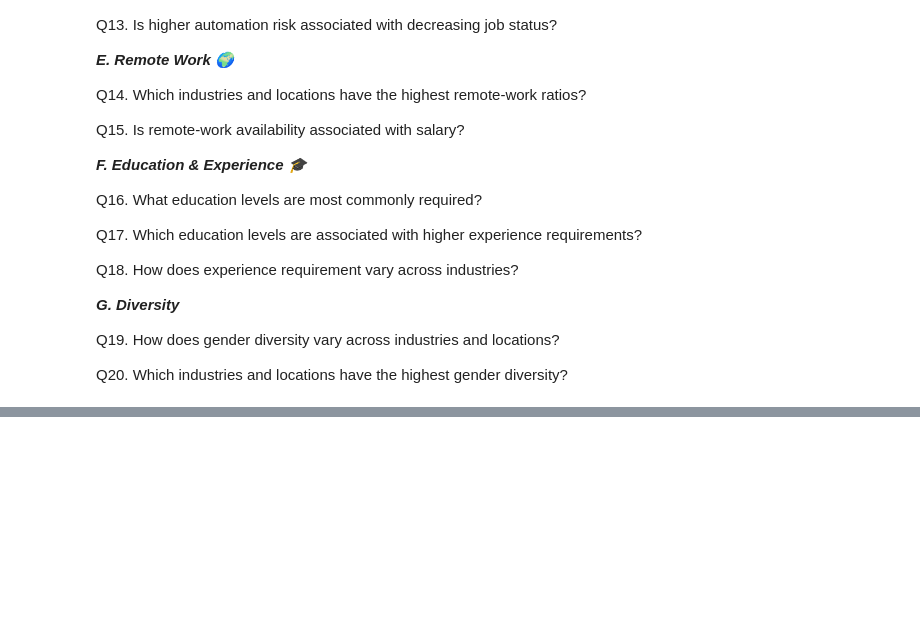
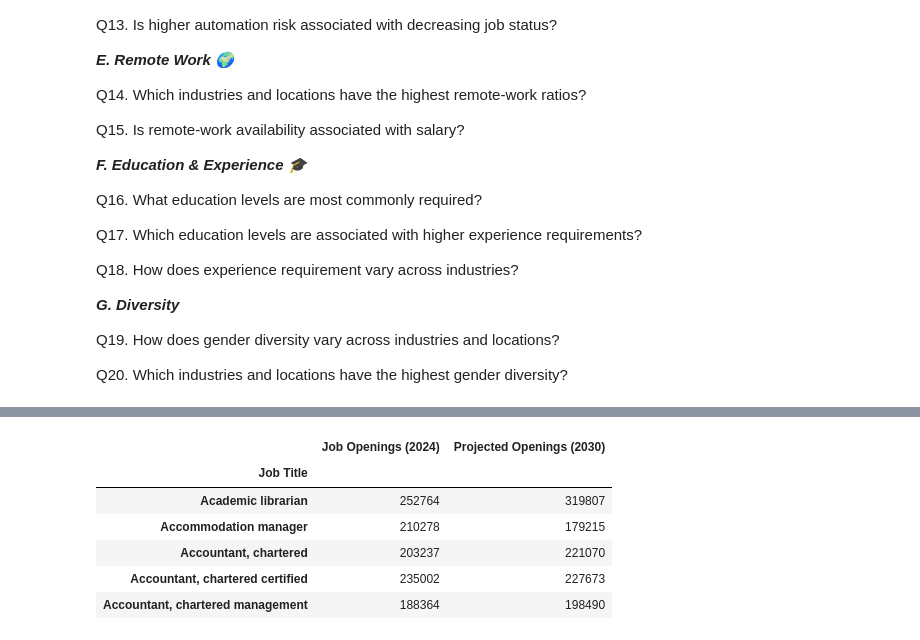
Before and after one commit to AJ0043/AI-Future-of-Jobs-Intelligence-Platform, a Jupyter notebook: AI_Adoption_&_Growth_Analysis.ipynb, the cells around one changed output, grey strips where cells are left out. Drawn from its saved outputs; the diff is of its cells as text; code cells hidden in the pictures; blank space fills up the shorter version.

```diff
--- a/AI_Adoption_&_Growth_Analysis.ipynb
+++ b/AI_Adoption_&_Growth_Analysis.ipynb
@@ -1364,0 +1413,18 @@ ai_data.to_csv("EDA_ai_data.csv")
+# %%
+#Q3 — Current vs Projected Openings by Job Title
+job_openings = (
+    ai_data.groupby('Job Title')[
+        ['Job Openings (2024)', 'Projected Openings (2030)']
+    ]
+    .sum()
+)
+
+job_openings.head()
+# %% [output]
+|  | Job Openings (2024) | Projected Openings (2030) |
+| Job Title |  |  |
+| Academic librarian | 252764 | 319807 |
+| Accommodation manager | 210278 | 179215 |
+| Accountant, chartered | 203237 | 221070 |
+| Accountant, chartered certified | 235002 | 227673 |
+| Accountant, chartered management | 188364 | 198490 |
```
Also changed, not shown: parts of 11 cells of this notebook.
